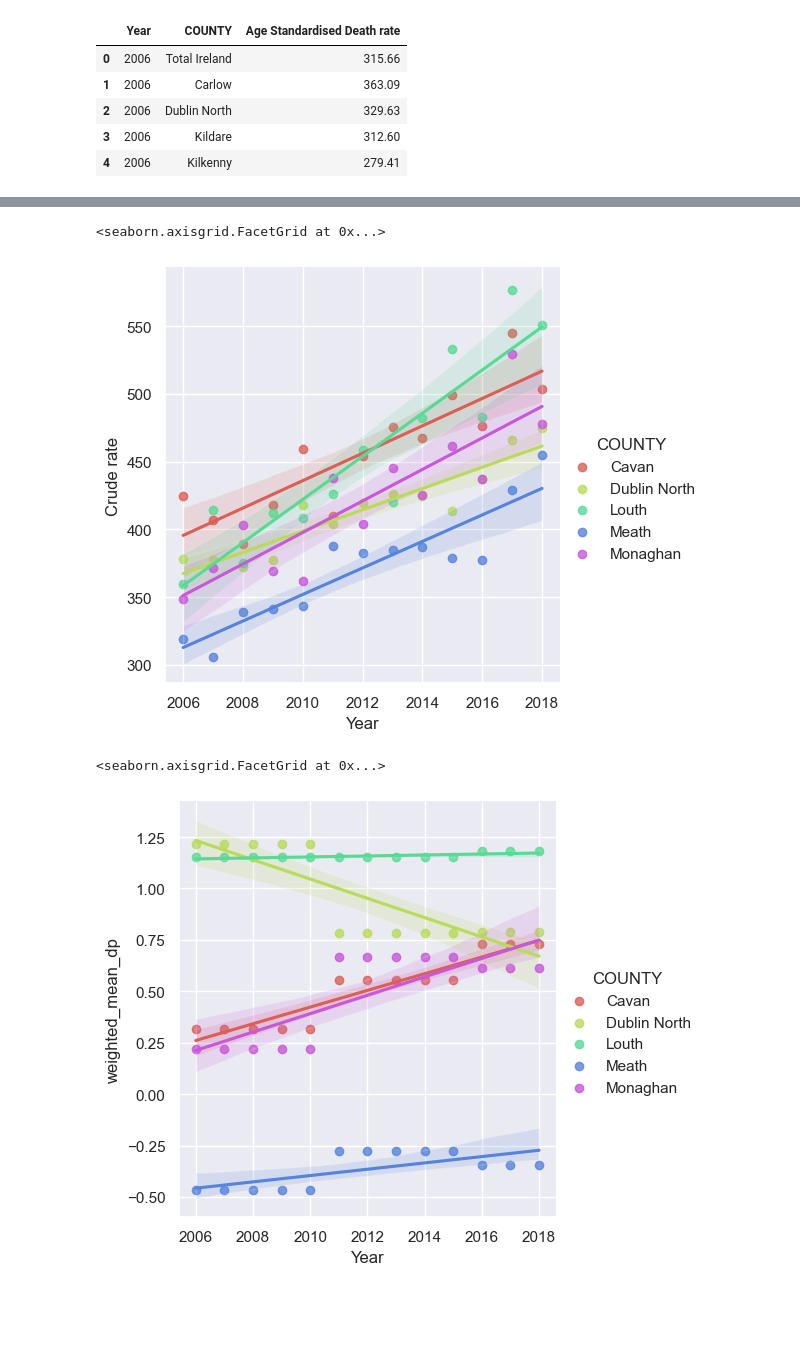
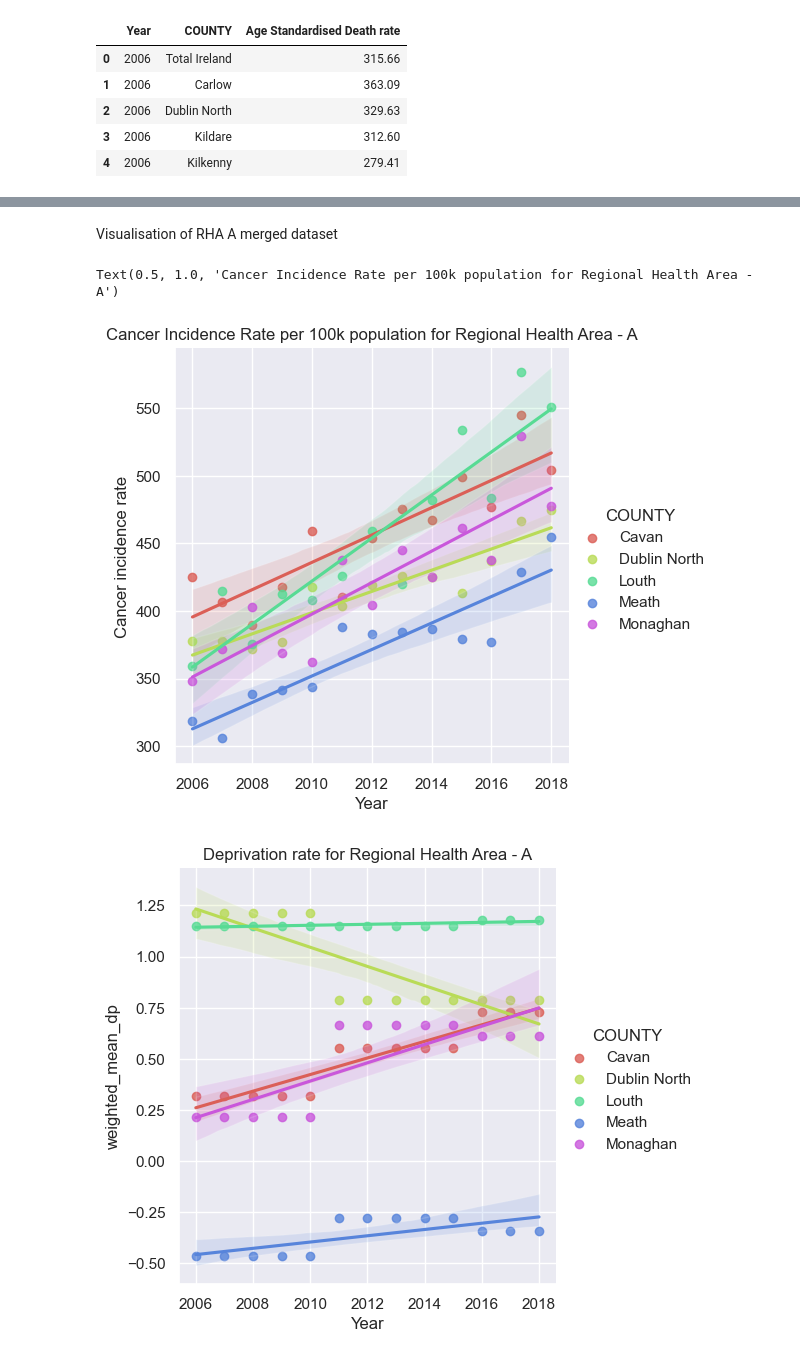
Before and after one commit to dinglet240/UCDPA_alisondingle, a Jupyter notebook: Cancer incidence.ipynb, the cells around one changed output, grey strips where cells are left out. Saved outputs shown, nothing was run; the diff lists cells and outputs as text; code cells hidden in the pictures; blank space fills up the shorter version.

```diff
--- a/Cancer incidence.ipynb
+++ b/Cancer incidence.ipynb
@@ -293,0 +276,3 @@ cancer_deaths.head()
+# %%
+RHA_dp_cancer = RHA_A.merge(RHA_A_dp, left_on=['Regional Health Area', 'COUNTY', 'Year'], right_on=['Regional Health Area','COUNTY', 'Year'], how = 'left')
+RHA_dp_cancer.head(20)
@@ -328,12 +324,16 @@ g.add_legend()
+# %% [markdown]
+Visualisation of RHA A merged dataset
 # %%
-sns.lmplot(data=RHA_dp_deaths_cancer, x='Year', y='Crude rate', hue = 'COUNTY', palette='hls')
+sns.lmplot(data=RHA_dp_deaths_cancer, x='Year', y='Cancer incidence rate', hue = 'COUNTY', palette='hls')
+plt.title('Cancer Incidence Rate per 100k population for Regional Health Area - A')
 # %% [output]
-<seaborn.axisgrid.FacetGrid at 0x...>
+Text(0.5, 1.0, 'Cancer Incidence Rate per 100k population for Regional Health Area - A')
-[figure, old version]
+[figure, new version]
 # %%
 sns.lmplot(data=RHA_dp_deaths_cancer, x='Year', y='weighted_mean_dp', hue = 'COUNTY', palette='hls')
+plt.title('Deprivation rate for Regional Health Area - A')
+plt.show()
 # %% [output]
-<seaborn.axisgrid.FacetGrid at 0x...>
-[figure, old version]
+[figure, new version]
 # %%
 sns.lmplot(data=RHA_dp_deaths_cancer, x='Year', y='Age Standardised Death rate', hue = 'COUNTY', palette='hls')
```
Also changed, not shown: parts of 47 cells of this notebook.
